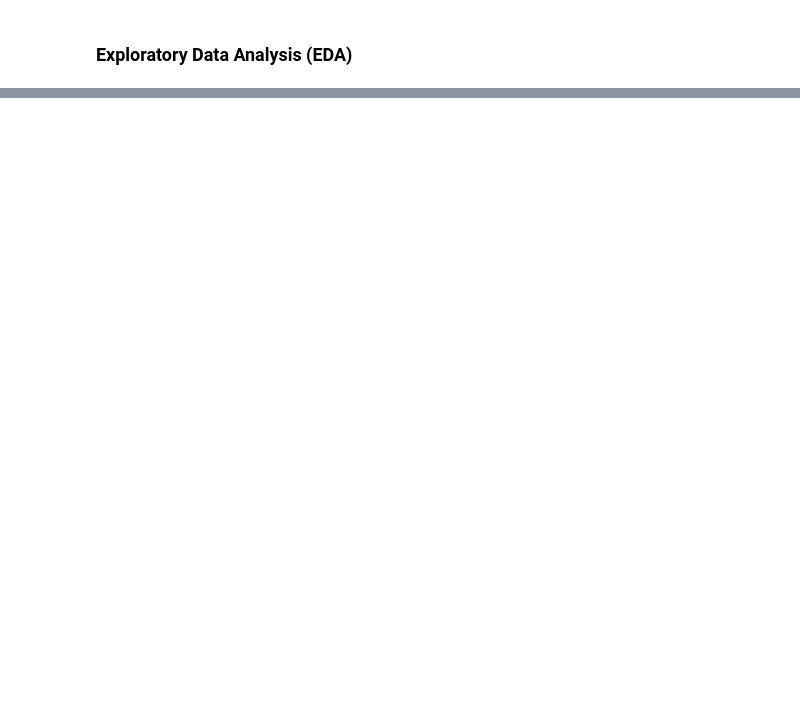
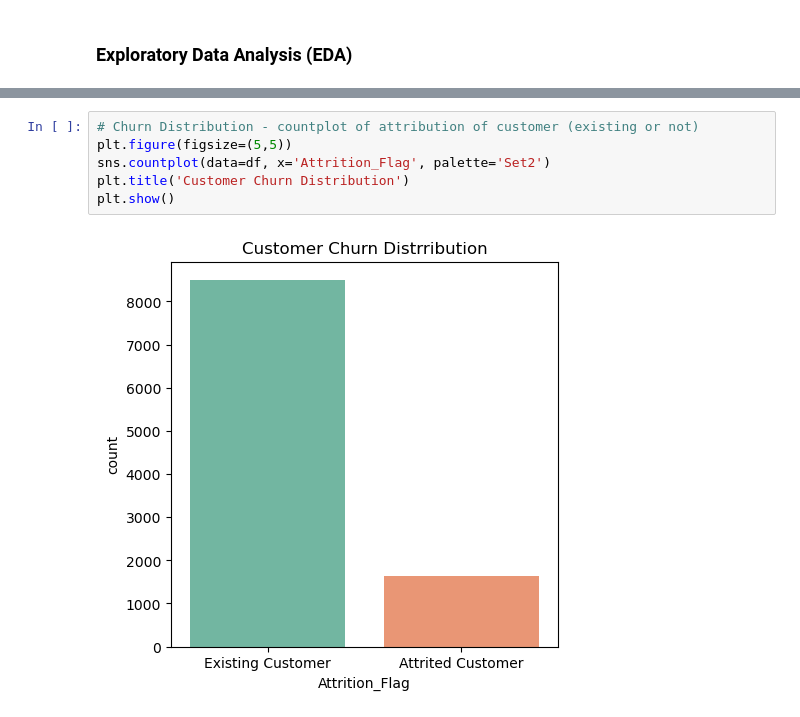
Before and after one commit to sg-333/Customer-Retention-Analysis-, a Jupyter notebook: project.ipynb, the cells around one changed output, grey strips where cells are left out. Drawn from its saved outputs; the diff is of its cells as text; blank space fills up the shorter version.

```diff
--- a/project.ipynb
+++ b/project.ipynb
@@ -221,0 +240,8 @@ df.sample()
+# %%
+# Churn Distribution - countplot of attribution of customer (existing or not)
+plt.figure(figsize=(5,5))
+sns.countplot(data=df, x='Attrition_Flag', palette='Set2')
+plt.title('Customer Churn Distribution')
+plt.show()
+# %% [output]
+[figure, added]
```
Also changed, not shown: parts of 13 cells of this notebook.
